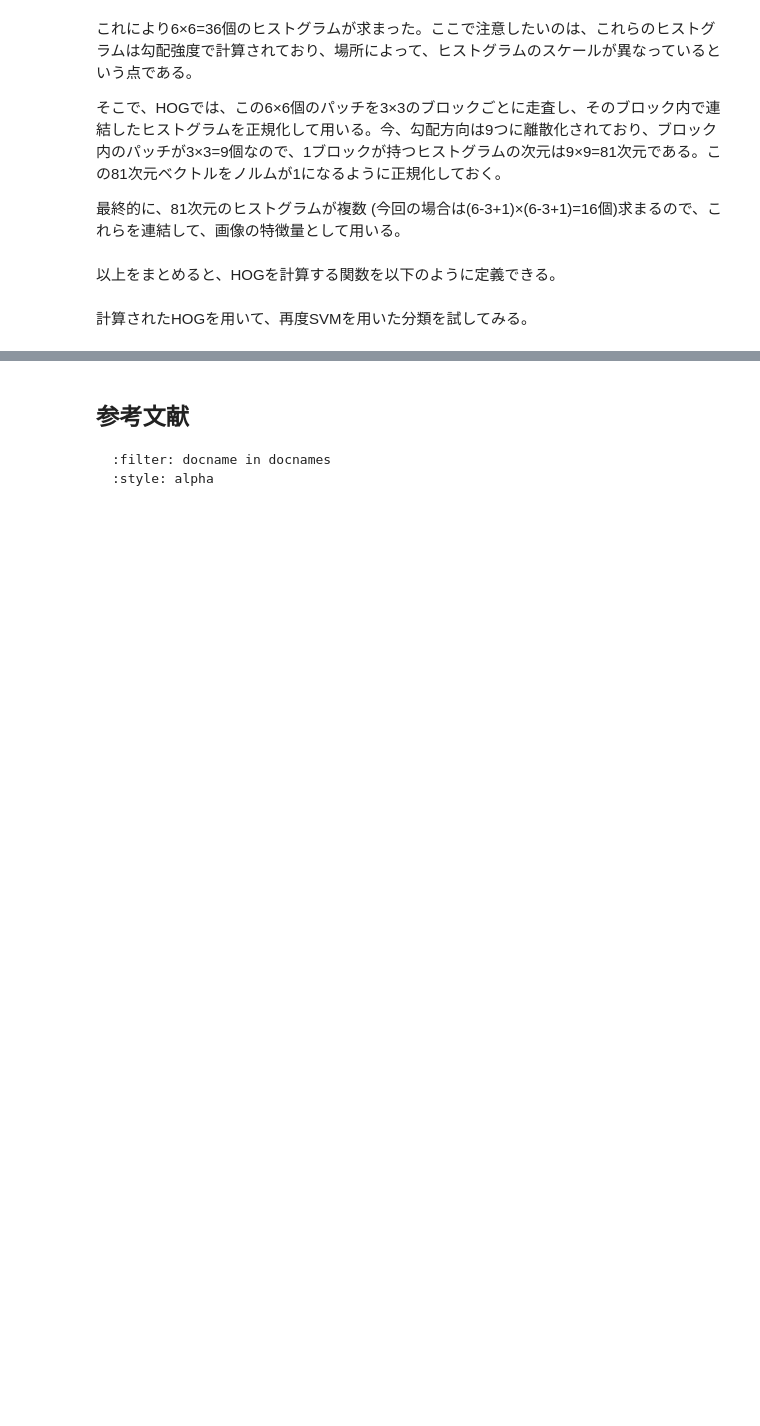
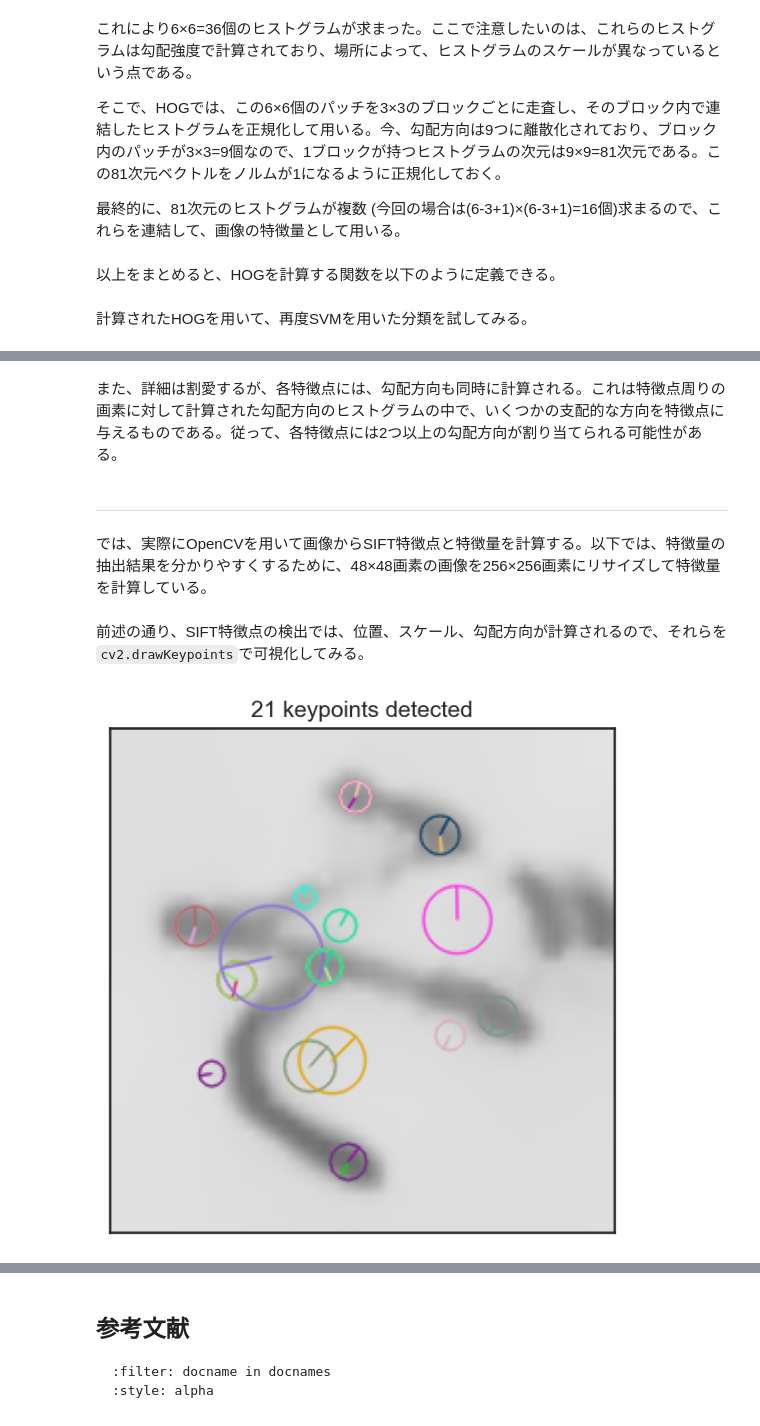
Before and after one commit to tatsy-classes/1284-sds-advml, a Jupyter notebook: contents/sec2/feature-extraction.ipynb, the cells around one changed output, grey strips where cells are left out. Saved outputs shown, nothing was run; the diff lists cells and outputs as text; code cells hidden in the pictures; blank space fills up the shorter version.

```diff
--- a/contents/sec2/feature-extraction.ipynb
+++ b/contents/sec2/feature-extraction.ipynb
@@ -750,0 +792,37 @@ SIFT特徴量は各画像に対して求まる特徴量の個数が異なる (
+# %% [markdown]
+また、詳細は割愛するが、各特徴点には、勾配方向も同時に計算される。これは特徴点周りの画素に対して計算された勾配方向のヒストグラムの中で、いくつかの支配的な方向を特徴点に与えるものである。従って、各特徴点には2つ以上の勾配方向が割り当てられる可能性がある。
+# %% [markdown]
+---
+# %% [markdown]
+では、実際にOpenCVを用いて画像からSIFT特徴点と特徴量を計算する。以下では、特徴量の抽出結果を分かりやすくするために、48×48画素の画像を256×256画素にリサイズして特徴量を計算している。
+# %%
+# 画像のリサイズ
+img = X[0].reshape((48, 48)).copy()
+img = cv2.resize(img, (256, 256))
+
+# 特徴量抽出器の準備
+sift = cv2.SIFT_create()
+
+# 特徴点の検出
+keypoints = sift.detect(img)
+# %% [markdown]
+前述の通り、SIFT特徴点の検出では、位置、スケール、勾配方向が計算されるので、それらを`cv2.drawKeypoints`で可視化してみる。
+# %%
+# 特徴点の描画
+im_sift = cv2.drawKeypoints(
+    img,
+    keypoints,
+    None,
+    flags=cv2.DRAW_MATCHES_FLAGS_DRAW_RICH_KEYPOINTS,
+)
+# %%
+fig, ax = plt.subplots()
+ax.imshow(im_sift)
+ax.set(
+    title="{:d} keypoints detected".format(len(keypoints)),
+    xticks=[],
+    yticks=[],
+)
+plt.show()
+# %% [output]
+[figure, added]
```
Also changed, not shown: parts of 72 cells of this notebook, 4 other files.
